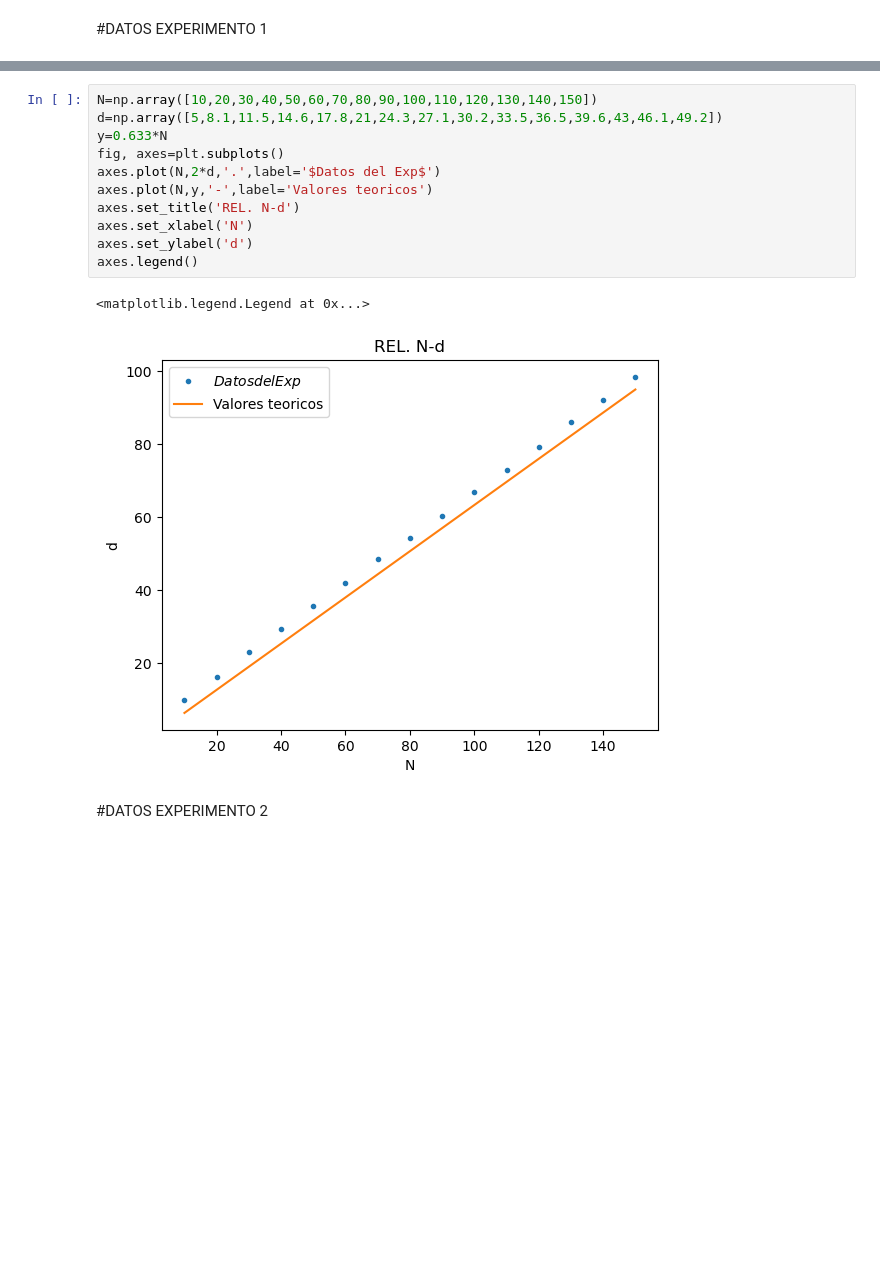
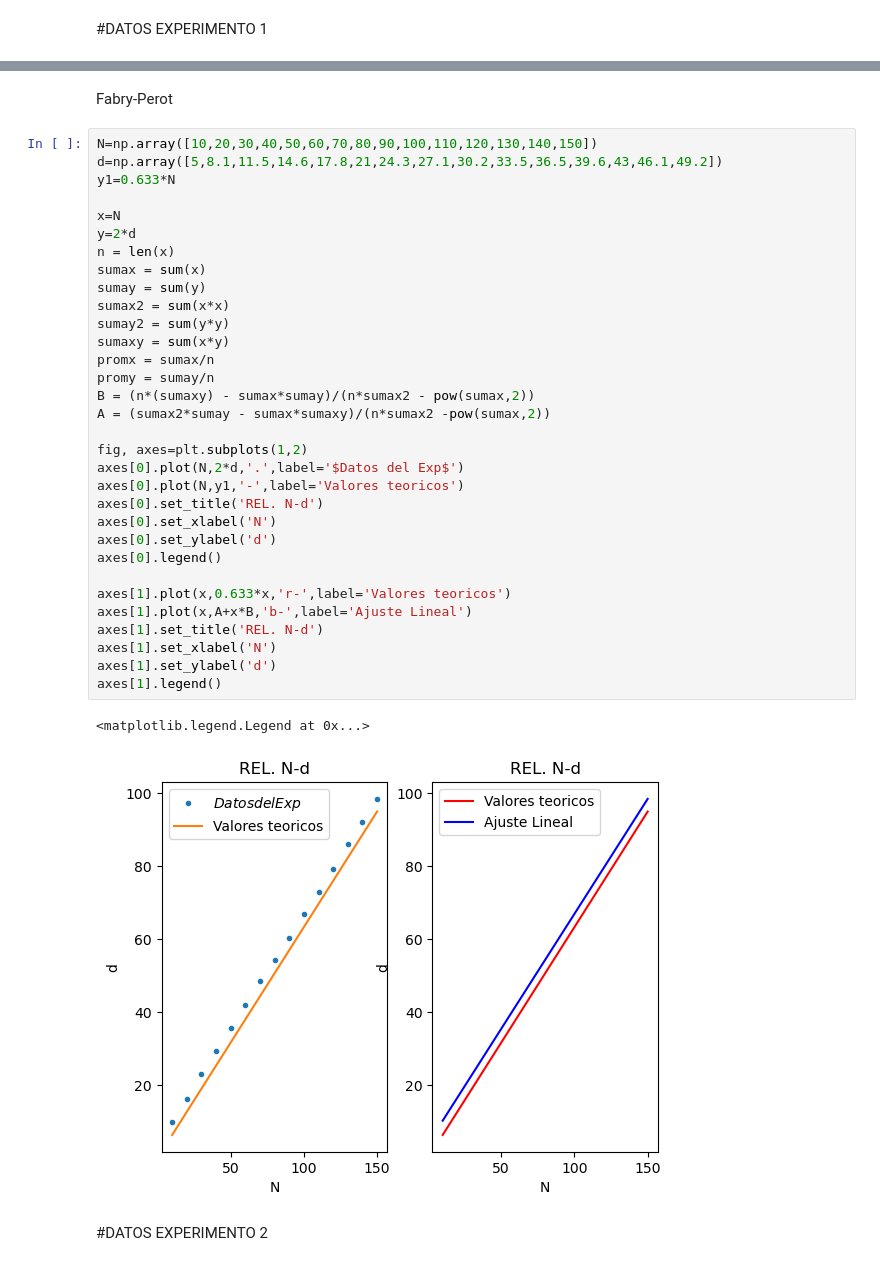
Before and after one commit to paolovf123/GRAFICOS_EXP, a Jupyter notebook: exp2.ipynb, the cells around one changed output, grey strips where cells are left out. Saved outputs shown, nothing was run; the diff lists cells and outputs as text; blank space fills up the shorter version.

```diff
--- a/exp2.ipynb
+++ b/exp2.ipynb
@@ -7,17 +44,40 @@ import seaborn as sns
+# %% [markdown]
+Fabry-Perot
 # %%
 N=np.array([10,20,30,40,50,60,70,80,90,100,110,120,130,140,150])
 d=np.array([5,8.1,11.5,14.6,17.8,21,24.3,27.1,30.2,33.5,36.5,39.6,43,46.1,49.2])
-y=0.633*N
-fig, axes=plt.subplots()
-axes.plot(N,2*d,'.',label='$Datos del Exp$')
-axes.plot(N,y,'-',label='Valores teoricos')
-axes.set_title('REL. N-d')
-axes.set_xlabel('N')
-axes.set_ylabel('d')
-axes.legend()
+y1=0.633*N
+
+x=N
+y=2*d
+n = len(x)
+sumax = sum(x)
+sumay = sum(y)
+sumax2 = sum(x*x)
+sumay2 = sum(y*y)
+sumaxy = sum(x*y)
+promx = sumax/n
+promy = sumay/n
+B = (n*(sumaxy) - sumax*sumay)/(n*sumax2 - pow(sumax,2))
+A = (sumax2*sumay - sumax*sumaxy)/(n*sumax2 -pow(sumax,2))
+
+fig, axes=plt.subplots(1,2)
+axes[0].plot(N,2*d,'.',label='$Datos del Exp$')
+axes[0].plot(N,y1,'-',label='Valores teoricos')
+axes[0].set_title('REL. N-d')
+axes[0].set_xlabel('N')
+axes[0].set_ylabel('d')
+axes[0].legend()
+
+axes[1].plot(x,0.633*x,'r-',label='Valores teoricos')
+axes[1].plot(x,A+x*B,'b-',label='Ajuste Lineal')
+axes[1].set_title('REL. N-d')
+axes[1].set_xlabel('N')
+axes[1].set_ylabel('d')
+axes[1].legend()
 # %% [output]
 <matplotlib.legend.Legend at 0x...>
-[figure, old version]
+[figure, new version]
 # %% [markdown]
 #DATOS EXPERIMENTO 2
 # %%
```
Also changed, not shown: parts of 5 cells of this notebook.
